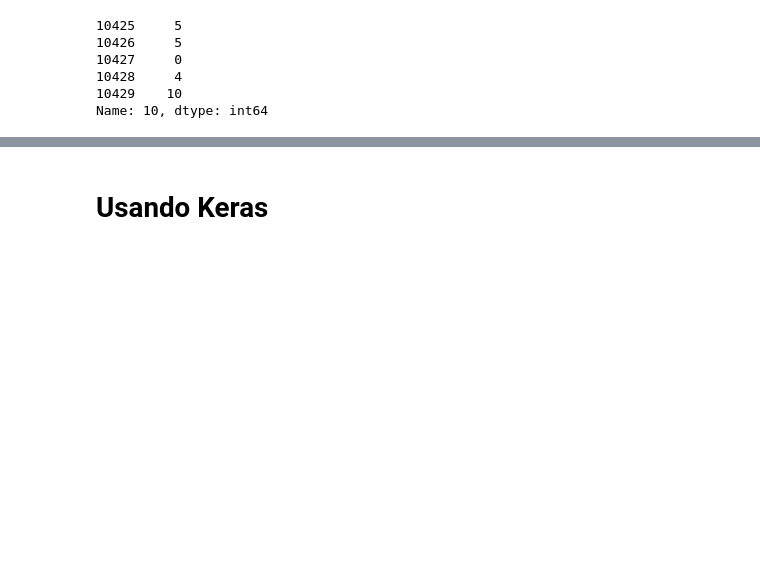
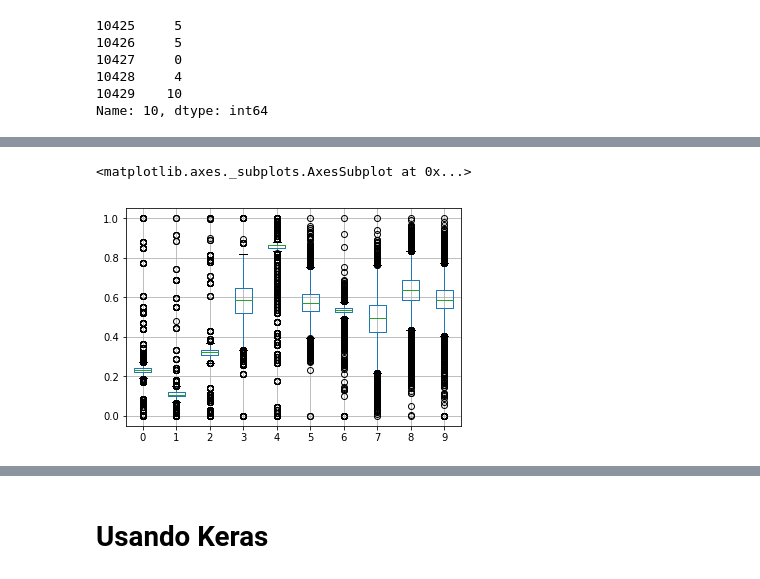
Before and after one commit to nathNath/provadeia, a Jupyter notebook: questaodois/Segunda questão.ipynb, the cells around one changed output, grey strips where cells are left out. Saved outputs shown, nothing was run; the diff lists cells and outputs as text; code cells hidden in the pictures; blank space fills up the shorter version.

```diff
--- a/questaodois/Segunda questão.ipynb
+++ b/questaodois/Segunda questão.ipynb
@@ -278,0 +300,13 @@ Name: 10, dtype: int64
+# %%
+from sklearn import preprocessing
+
+X = dataset.iloc[:, :-1].values
+y = dataset.iloc[:, 10].values
+min_max_scaler = preprocessing.MinMaxScaler()
+x_scaled = min_max_scaler.fit_transform(X)
+df = pd.DataFrame(x_scaled)
+# %%
+df.boxplot()
+# %% [output]
+<matplotlib.axes._subplots.AxesSubplot at 0x...>
+[figure, added]
```
Also changed, not shown: parts of 35 cells of this notebook.
